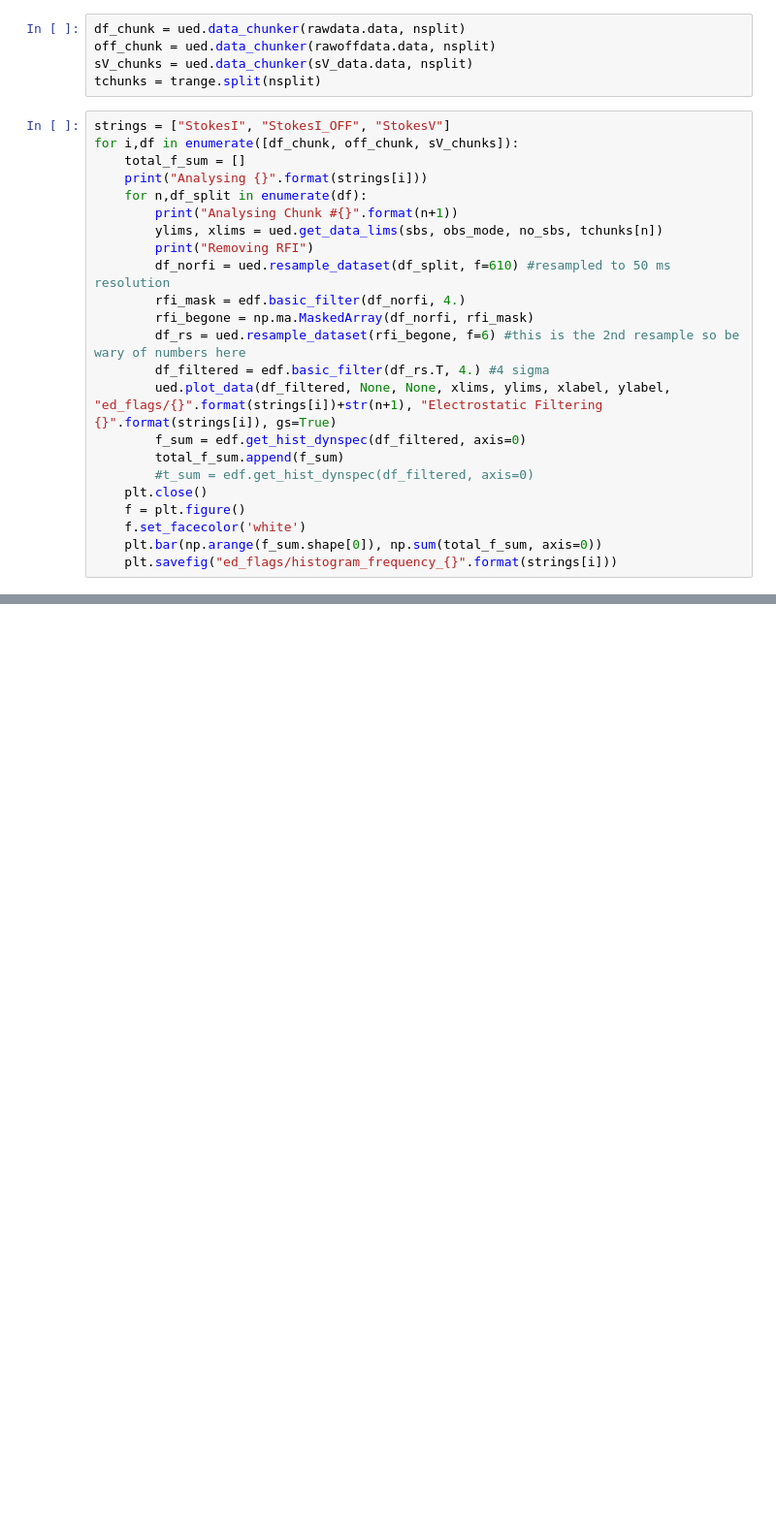
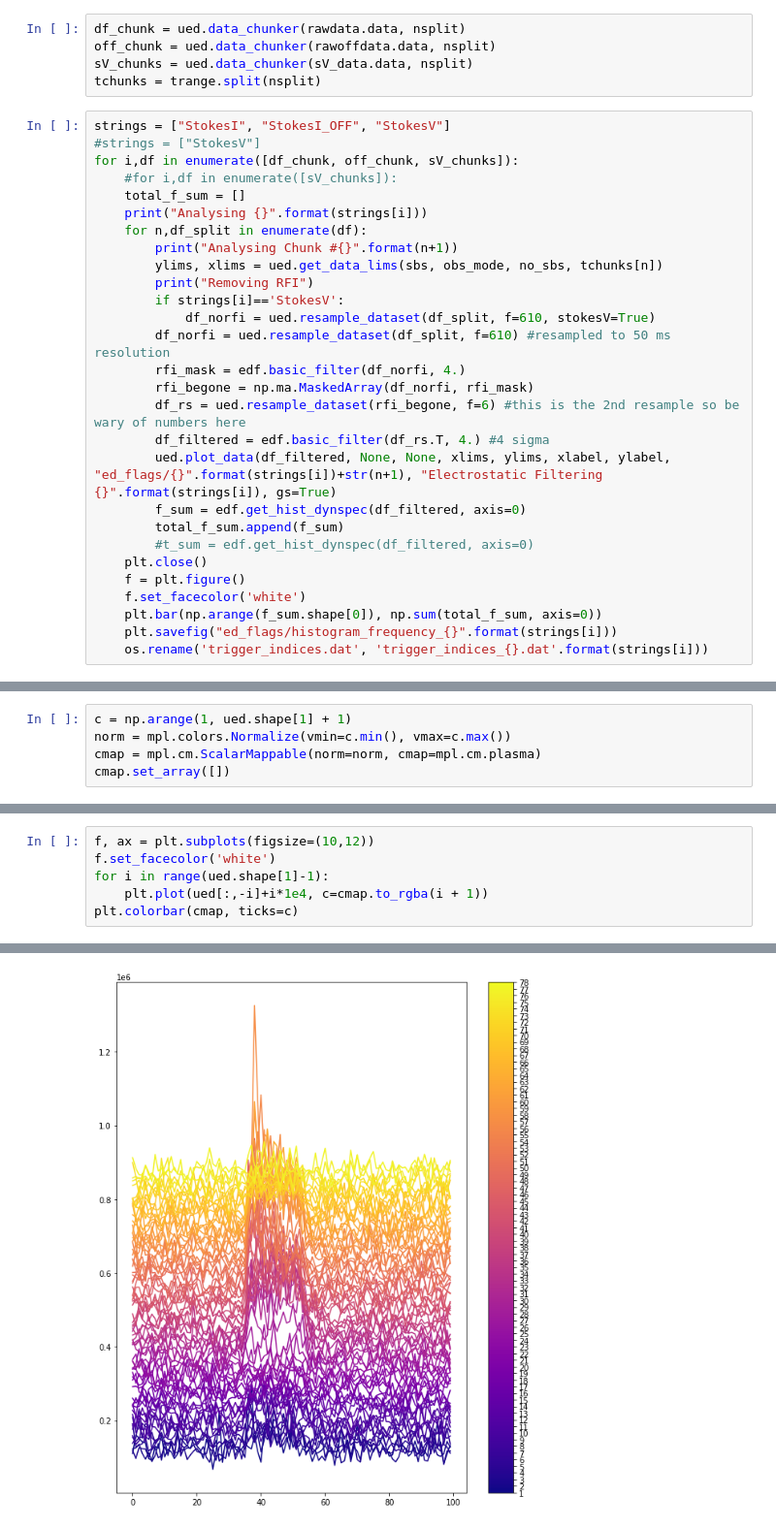
Before and after one commit to ofionnad/ilofar-data, a Jupyter notebook: 20201215_uranus/notebooks/ed_filter_testing.ipynb, the cells around one changed output, grey strips where cells are left out. Shown at 97% size. Cells and saved outputs as stored; diff of their text form; blank space fills up the shorter version.

Commit message:
added waterfall plots and function to auto zoom on plot

```diff
--- a/20201215_uranus/notebooks/ed_filter_testing.ipynb
+++ b/20201215_uranus/notebooks/ed_filter_testing.ipynb
@@ -58,13 +59,17 @@ sV_chunks = ued.data_chunker(sV_data.data, nsplit)
 tchunks = trange.split(nsplit)
 # %%
 strings = ["StokesI", "StokesI_OFF", "StokesV"]
+#strings = ["StokesV"]
 for i,df in enumerate([df_chunk, off_chunk, sV_chunks]):
+    #for i,df in enumerate([sV_chunks]):
     total_f_sum = []
     print("Analysing {}".format(strings[i]))
     for n,df_split in enumerate(df):
         print("Analysing Chunk #{}".format(n+1))
         ylims, xlims = ued.get_data_lims(sbs, obs_mode, no_sbs, tchunks[n])
         print("Removing RFI")
+        if strings[i]=='StokesV':
+            df_norfi = ued.resample_dataset(df_split, f=610, stokesV=True)
         df_norfi = ued.resample_dataset(df_split, f=610) #resampled to 50 ms resolution
         rfi_mask = edf.basic_filter(df_norfi, 4.)
         rfi_begone = np.ma.MaskedArray(df_norfi, rfi_mask)
@@ -79,3 +84,4 @@ for i,df in enumerate([df_chunk, off_chunk, sV_chunks]):
     f.set_facecolor('white')
     plt.bar(np.arange(f_sum.shape[0]), np.sum(total_f_sum, axis=0))
     plt.savefig("ed_flags/histogram_frequency_{}".format(strings[i]))
+    os.rename('trigger_indices.dat', 'trigger_indices_{}.dat'.format(strings[i]))
@@ -99,0 +113,5 @@ Not using summed axes!
+# %%
+c = np.arange(1, ued.shape[1] + 1)
+norm = mpl.colors.Normalize(vmin=c.min(), vmax=c.max())
+cmap = mpl.cm.ScalarMappable(norm=norm, cmap=mpl.cm.plasma)
+cmap.set_array([])
@@ -99,0 +120,7 @@ Not using summed axes!
+# %%
+f, ax = plt.subplots(figsize=(10,12))
+f.set_facecolor('white')
+for i in range(ued.shape[1]-1):
+    plt.plot(ued[:,-i]+i*1e4, c=cmap.to_rgba(i + 1))
+plt.colorbar(cmap, ticks=c)
+# %% [output]
@@ -99,0 +128 @@ Not using summed axes!
+[figure, added]
```
Also changed, not shown: parts of 27 cells of this notebook, 4 other files.
